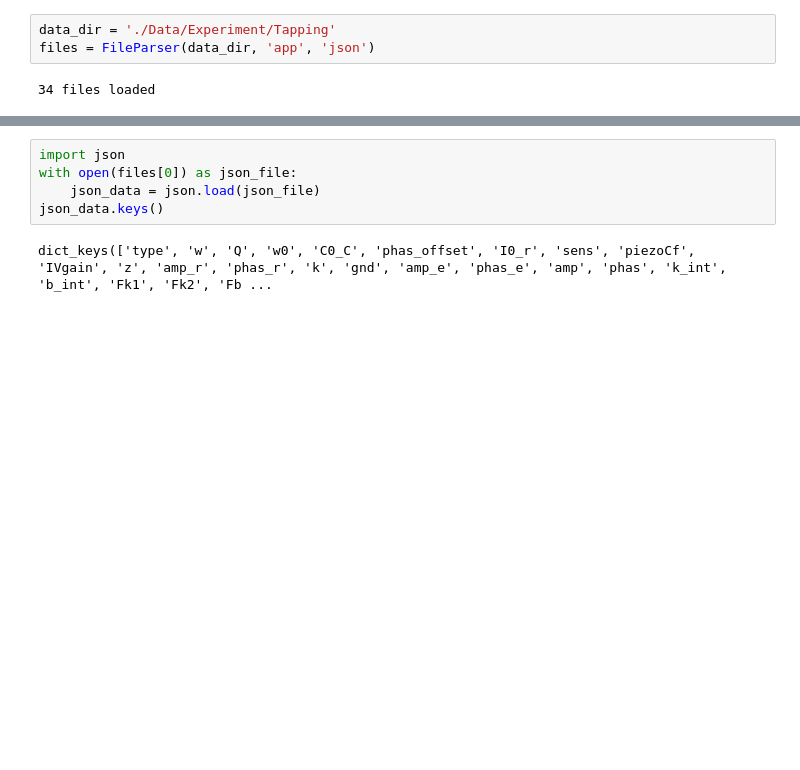
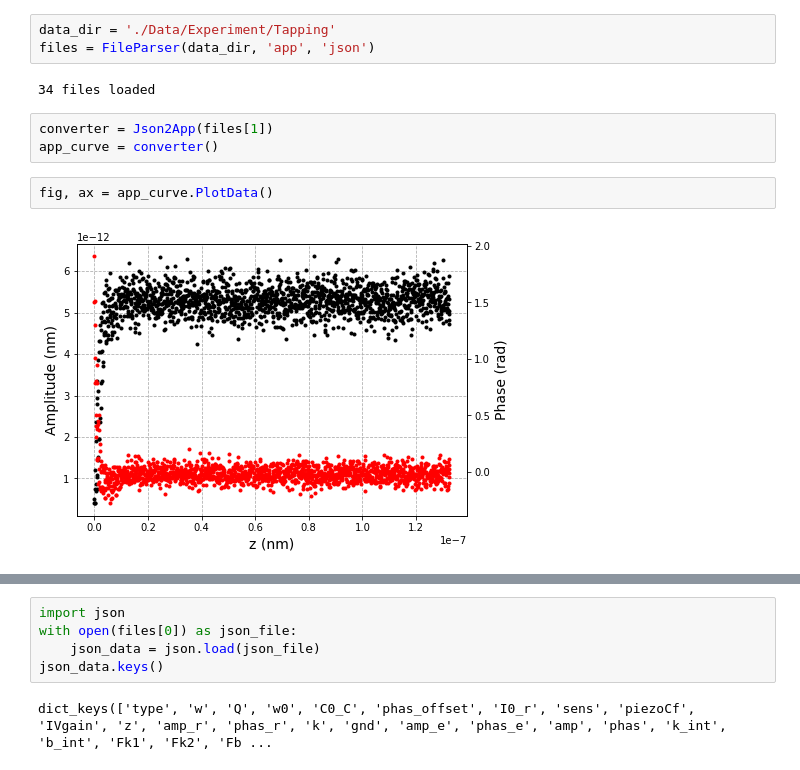
Before and after one commit to Jhko725/Contact-Point-Detection, a Jupyter notebook: Prototyping.ipynb, the cells around one changed output, grey strips where cells are left out. Cells and saved outputs as stored; diff of their text form; blank space fills up the shorter version.

Commit message:
Bugs fixed. Plotting function created.

```diff
--- a/Prototyping.ipynb
+++ b/Prototyping.ipynb
@@ -17,3 +17,10 @@ data_dir = './Data/Experiment/Tapping'
 files = FileParser(data_dir, 'app', 'json')
 # %% [output]
 34 files loaded
+# %%
+converter = Json2App(files[1])
+app_curve = converter()
+# %%
+fig, ax = app_curve.PlotData()
+# %% [output]
+[figure, added]
```
Also changed, not shown: parts of 1 cell of this notebook, 2 other files.
